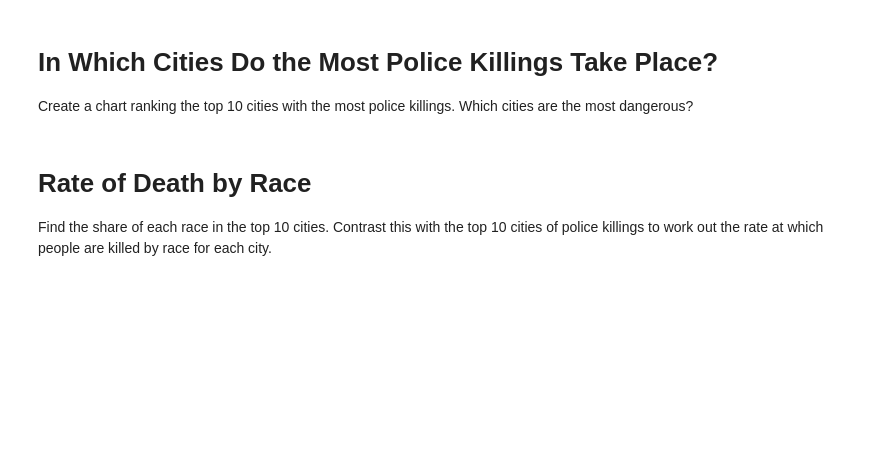
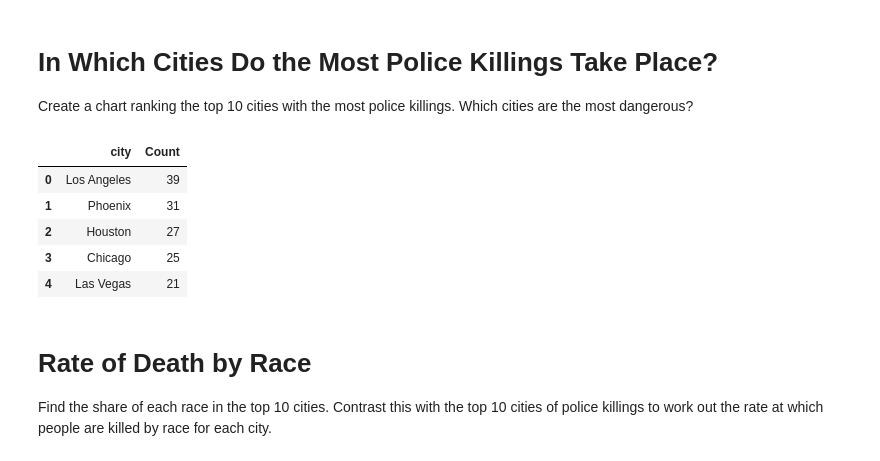
Before and after one commit to SeanRVACode/Professional-Portfolio, a Jupyter notebook: Analyze Deaths involving Police in the US/Fatal_Force_(start).ipynb, the cells around one changed output. Drawn from its saved outputs; the diff is of its cells as text; code cells hidden in the pictures; blank space fills up the shorter version.

```diff
--- a/Analyze Deaths involving Police in the US/Fatal_Force_(start).ipynb
+++ b/Analyze Deaths involving Police in the US/Fatal_Force_(start).ipynb
@@ -548,3 +548,17 @@ print(f"{percentage:.2f} of people had a mental illness")
 # In Which Cities Do the Most Police Killings Take Place?
 
 Create a chart ranking the top 10 cities with the most police killings. Which cities are the most dangerous?
+# %%
+df_cities = df_fatalities.copy()
+
+df_cities = df_cities['city'].value_counts()
+# df_cities.dropna(subset='city',inplace=True,ind)
+df_cities = df_cities.sort_values(ascending=False).head(10).reset_index(name='Count')
+df_cities.head()
+# %% [output]
+|  | city | Count |
+| 0 | Los Angeles | 39 |
+| 1 | Phoenix | 31 |
+| 2 | Houston | 27 |
+| 3 | Chicago | 25 |
+| 4 | Las Vegas | 21 |
```
Also changed, not shown: parts of 3 cells of this notebook.
